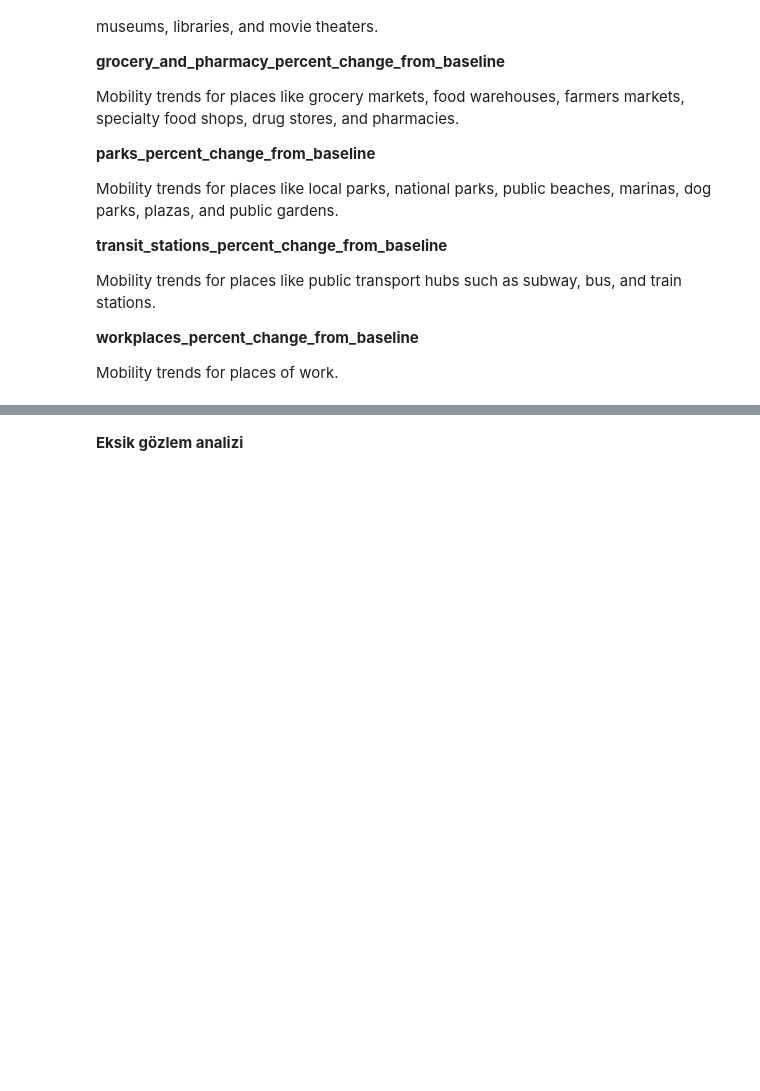
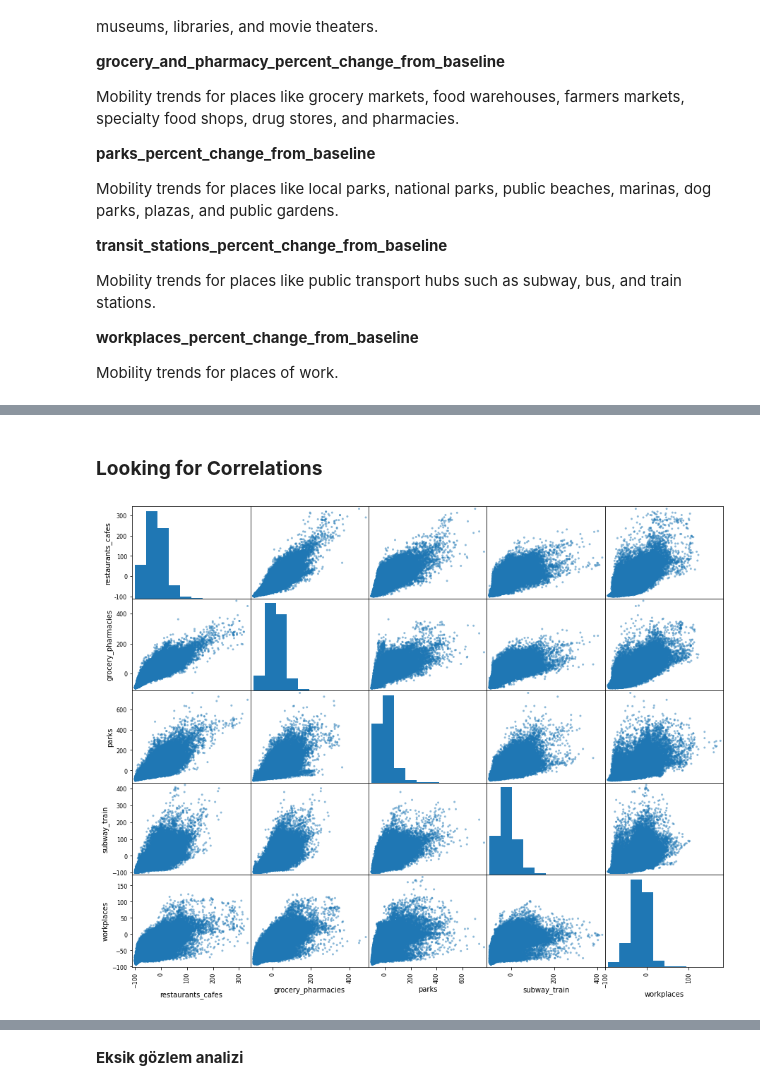
Before and after one commit to Bedirhangndnr/DataMining, a Jupyter notebook: Project.ipynb, the cells around one changed output, grey strips where cells are left out. Drawn from its saved outputs; the diff is of its cells as text; code cells hidden in the pictures; blank space fills up the shorter version.

```diff
--- a/Project.ipynb
+++ b/Project.ipynb
@@ -72,3 +69,9 @@ g_mob.rename(columns={
              "workplaces_percent_change_from_baseline":"workplaces"
 },
              inplace=True);
+# %% [markdown]
+### __Looking for Correlations__
+# %%
+scatter_matrix(g_mob, figsize=(15, 12));
+# %% [output]
+[figure, added]
```
Also changed, not shown: parts of 48 cells of this notebook, 1 other file.
